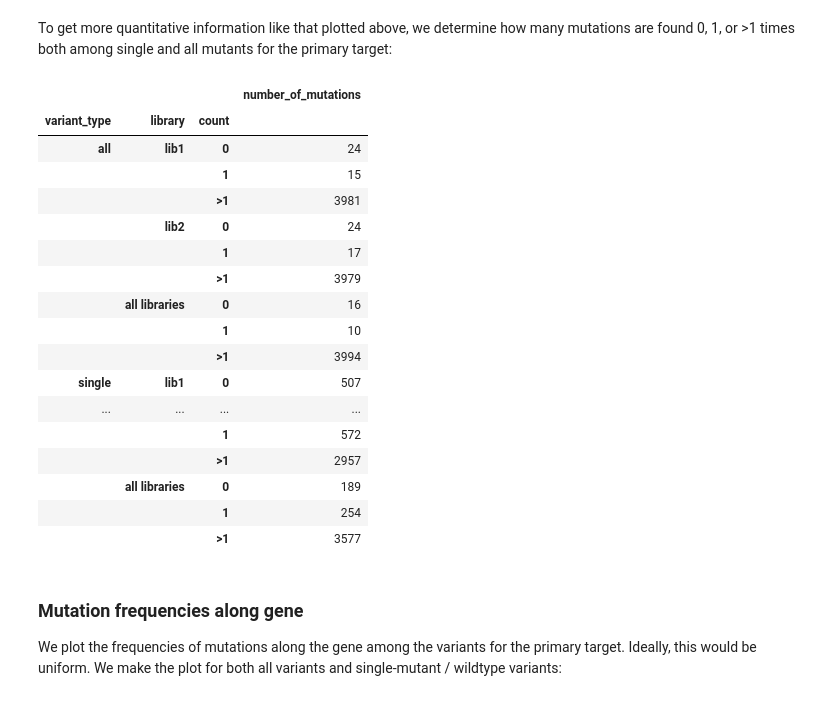
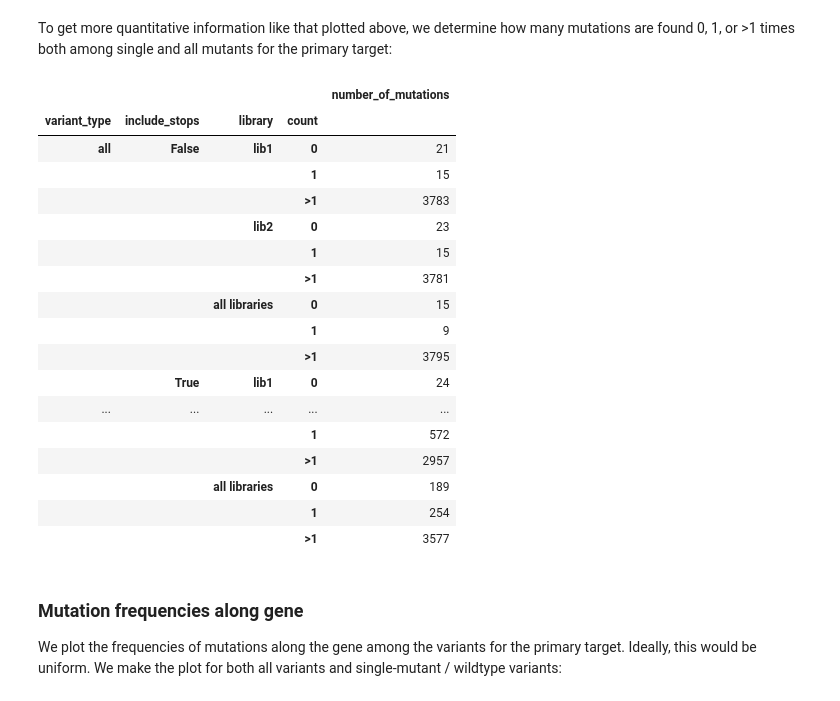
Before and after one commit to jbloomlab/SARS-CoV-2-RBD_DMS, a Jupyter notebook: build_variants.ipynb, the cells around one changed output. Drawn from its saved outputs; the diff is of its cells as text; code cells hidden in the pictures.

Commit message:
`build_variants` reports coverage for non-stop muts

```diff
--- a/build_variants.ipynb
+++ b/build_variants.ipynb
@@ -819,39 +819,43 @@ To get more quantitative information like that plotted above, we determine how m
 # %%
 count_dfs = []
 for variant_type in ['all', 'single']:
-    count_dfs.append(
-        variants.mutCounts(variant_type, mut_type='aa', samples=None)
-        .assign(variant_type=variant_type)
-        )
+    i_counts = (variants.mutCounts(variant_type, mut_type='aa', samples=None)
+                .assign(variant_type=variant_type)
+                )
+    count_dfs += [i_counts.assign(include_stops=True),
+                  i_counts
+                  .query('not mutation.str.contains("\*")', engine='python')
+                  .assign(include_stops=False)
+                  ]
 
 display(HTML(
     pd.concat(count_dfs)
     .assign(count=lambda x: (numpy.clip(x['count'], None, 2)
                              .map({0: '0', 1: '1', 2:'>1'}))
             )
-    .groupby(['variant_type', 'library', 'count'])
+    .groupby(['variant_type', 'include_stops', 'library', 'count'])
     .aggregate(number_of_mutations=pd.NamedAgg(column='mutation', aggfunc='count'))
     .to_html()
     ))
 # %% [output]
-|  |  |  | number_of_mutations |
-| variant_type | library | count |  |
-| all | lib1 | 0 | 24 |
-|  |  | 1 | 15 |
-|  |  | >1 | 3981 |
-|  | lib2 | 0 | 24 |
-|  |  | 1 | 17 |
-|  |  | >1 | 3979 |
-|  | all libraries | 0 | 16 |
-|  |  | 1 | 10 |
-|  |  | >1 | 3994 |
-| single | lib1 | 0 | 507 |
-| ... | ... | ... | ... |
-|  |  | 1 | 572 |
-|  |  | >1 | 2957 |
-|  | all libraries | 0 | 189 |
-|  |  | 1 | 254 |
-|  |  | >1 | 3577 |
+|  |  |  |  | number_of_mutations |
+| variant_type | include_stops | library | count |  |
+| all | False | lib1 | 0 | 21 |
+|  |  |  | 1 | 15 |
+|  |  |  | >1 | 3783 |
+|  |  | lib2 | 0 | 23 |
+|  |  |  | 1 | 15 |
+|  |  |  | >1 | 3781 |
+|  |  | all libraries | 0 | 15 |
+|  |  |  | 1 | 9 |
+|  |  |  | >1 | 3795 |
+|  | True | lib1 | 0 | 24 |
+| ... | ... | ... | ... | ... |
+|  |  |  | 1 | 572 |
+|  |  |  | >1 | 2957 |
+|  |  | all libraries | 0 | 189 |
+|  |  |  | 1 | 254 |
+|  |  |  | >1 | 3577 |
 # %% [markdown]
 ### Mutation frequencies along gene
 We plot the frequencies of mutations along the gene among the variants for the primary target.
```
Also changed, not shown: 2 other files.
